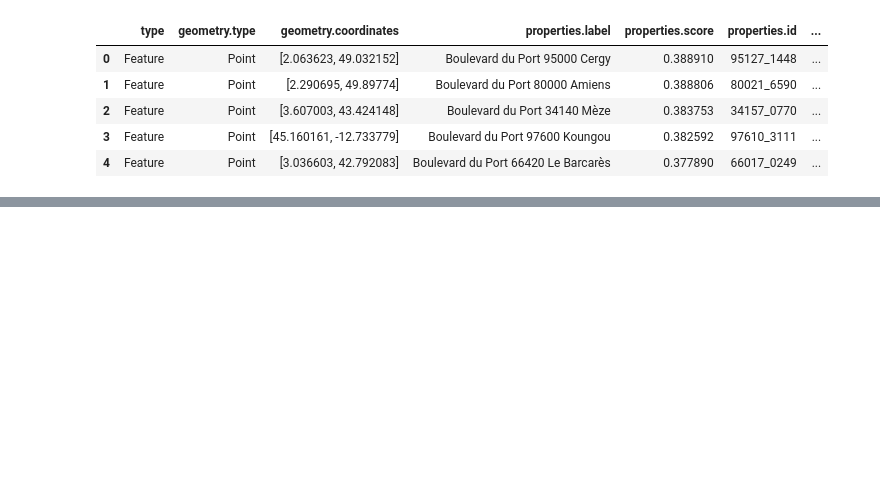
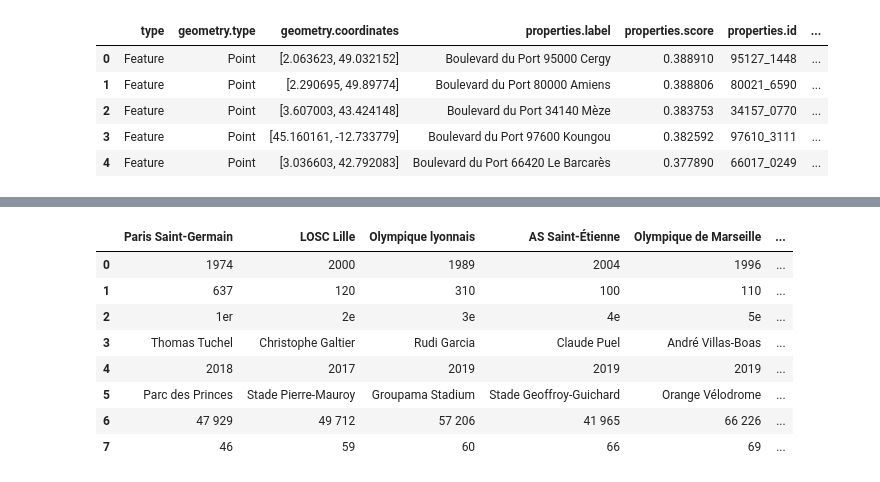
Before and after one commit to GabinSmt/Python-pour-la-data-science, a Jupyter notebook: TP Scraping and API.ipynb, the cells around one changed output, grey strips where cells are left out. Drawn from its saved outputs; the diff is of its cells as text; code cells hidden in the pictures; blank space fills up the shorter version.

```diff
--- a/TP Scraping and API.ipynb
+++ b/TP Scraping and API.ipynb
@@ -19,0 +122,6 @@ df
+# %%
+#Pour ce faire il faut regarder quelles sont les balises de ceux que l'on cherche. pour cela on va sur notre page et on fait clic droit puis inspecter sur l'élément en question
+#On aurait pu utiliser pd.read_html
+CorpsDuTableau=tableau_participants.find("tbody")
+Chaqueligne=CorpsDuTableau.findAll("tr")
+Chaqueligne[1]
@@ -19,0 +148,7 @@ df
+# %%
+PSG= Chaqueligne[1].find_all("td")
+print(PSG[0])
+print(PSG[0].text) #faire .strip pour enlever les espaces en plus
+
+for ele in PSG:
+    print(ele.text.strip())
@@ -19,0 +169,9 @@ df
+# %%
+for ligne in Chaqueligne[1:]:
+    lignetab=ligne.findAll("td")
+    print([ele.text.strip() for ele in ligne])
+
+for ligne in Chaqueligne[1:]:
+    lignetab=ligne.findAll("td")
+    L=[ele.text.strip() for ele in ligne]
+    print([i for i in L if i != ""])
@@ -19,0 +197,8 @@ df
+# %%
+dico={}
+for ligne in Chaqueligne[1:]:
+    lignetab=ligne.findAll("td")
+    L=[ele.text.strip() for ele in ligne]
+    L=[i for i in L if i != ""]
+    dico[L[0]]=L[1:]
+dico
@@ -19,0 +223,15 @@ df
+# %%
+import pandas as pd
+
+df=pd.DataFrame(dico)
+df
+# %% [output]
+|  | Paris Saint-Germain | LOSC Lille | Olympique lyonnais | AS Saint-Étienne | Olympique de Marseille | ... |
+| 0 | 1974 | 2000 | 1989 | 2004 | 1996 | ... |
+| 1 | 637 | 120 | 310 | 100 | 110 | ... |
+| 2 | 1er | 2e | 3e | 4e | 5e | ... |
+| 3 | Thomas Tuchel | Christophe Galtier | Rudi Garcia | Claude Puel | André Villas-Boas | ... |
+| 4 | 2018 | 2017 | 2019 | 2019 | 2019 | ... |
+| 5 | Parc des Princes | Stade Pierre-Mauroy | Groupama Stadium | Stade Geoffroy-Guichard | Orange Vélodrome | ... |
+| 6 | 47 929 | 49 712 | 57 206 | 41 965 | 66 226 | ... |
+| 7 | 46 | 59 | 60 | 66 | 69 | ... |
```
Also changed, not shown: parts of 9 cells of this notebook.
